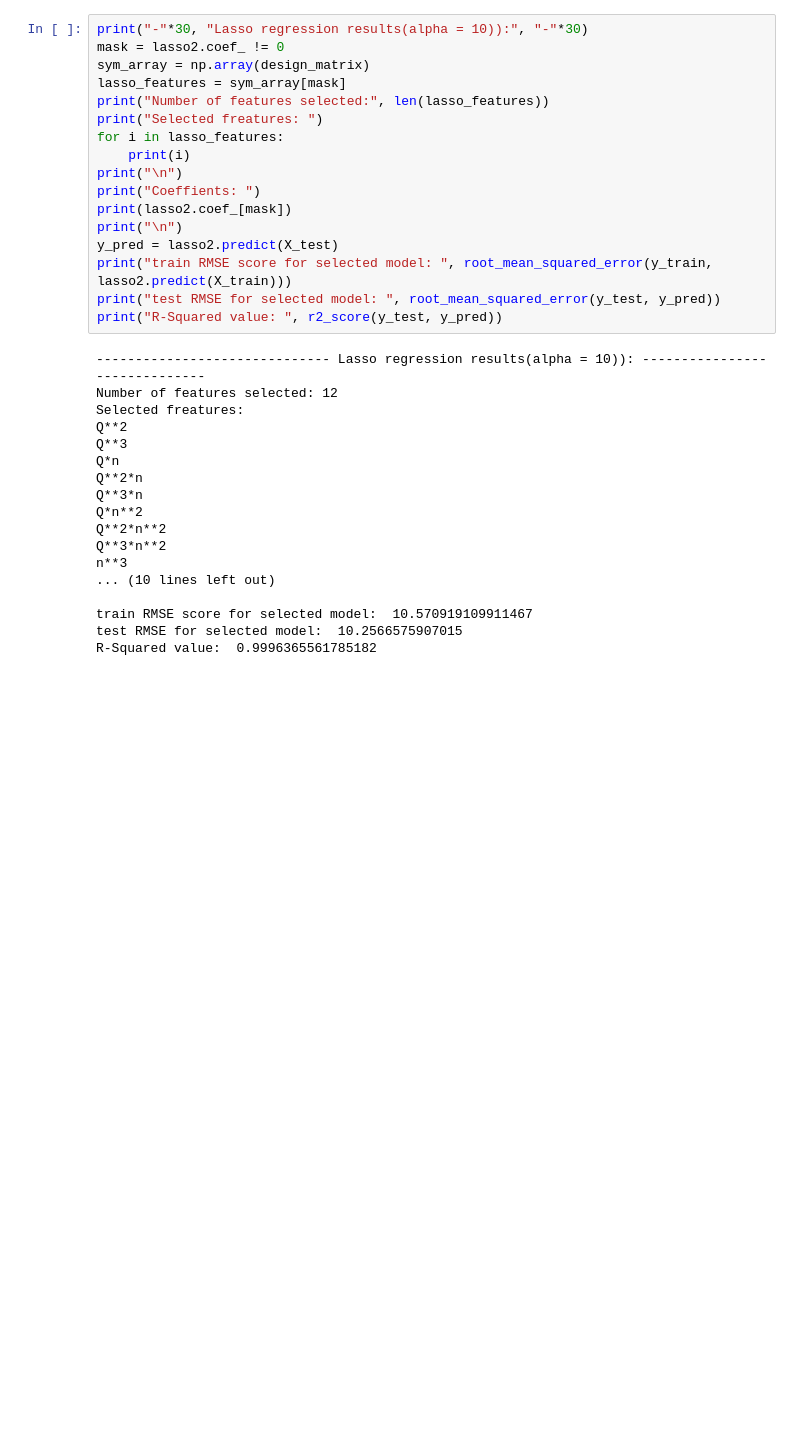
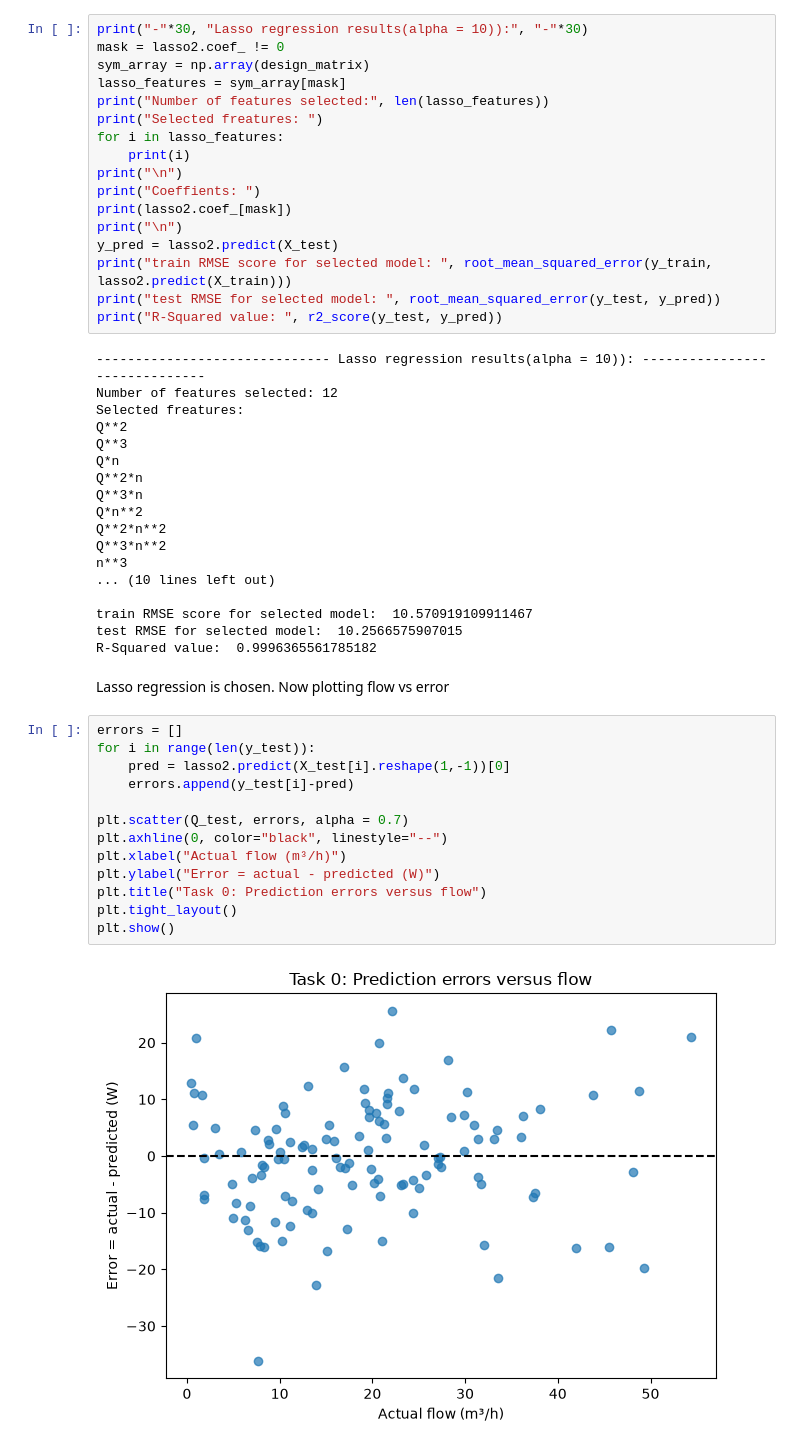
Before and after one commit to fedoandreea/machinelearningproject, a Jupyter notebook: notebooks/task0_power_feature_selection.ipynb, the cells around one changed output. Drawn from its saved outputs; the diff is of its cells as text; blank space fills up the shorter version.

Commit message:
Added flow_vs_error to task 0

```diff
--- a/notebooks/task0_power_feature_selection.ipynb
+++ b/notebooks/task0_power_feature_selection.ipynb
@@ -370,3 +370,20 @@ n**3
 train RMSE score for selected model:  10.570919109911467
 test RMSE for selected model:  10.2566575907015
 R-Squared value:  0.9996365561785182
+# %% [markdown]
+Lasso regression is chosen. Now plotting flow vs error
+# %%
+errors = []
+for i in range(len(y_test)):
+    pred = lasso2.predict(X_test[i].reshape(1,-1))[0]
+    errors.append(y_test[i]-pred)
+
+plt.scatter(Q_test, errors, alpha = 0.7)
+plt.axhline(0, color="black", linestyle="--")
+plt.xlabel("Actual flow (m³/h)")
+plt.ylabel("Error = actual - predicted (W)")
+plt.title("Task 0: Prediction errors versus flow")
+plt.tight_layout()
+plt.show()
+# %% [output]
+[figure, added]
```
Also changed, not shown: 1 other file.
